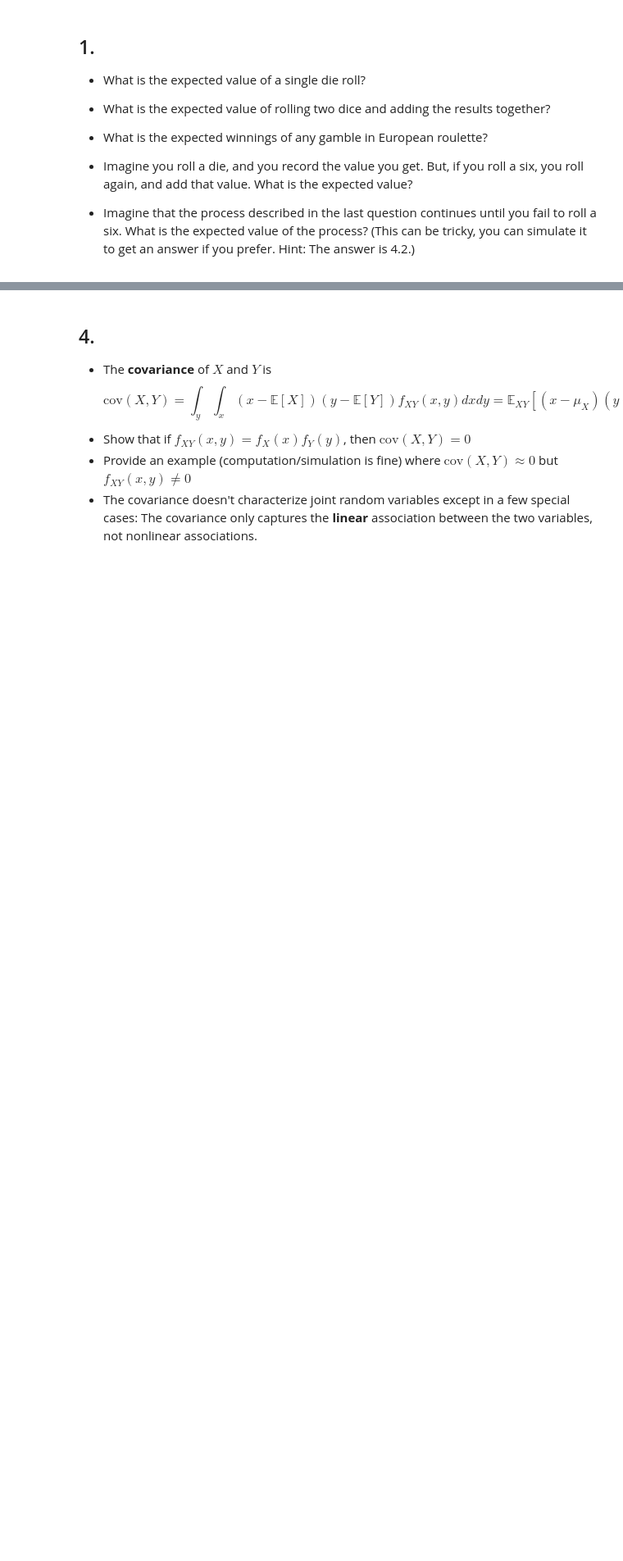
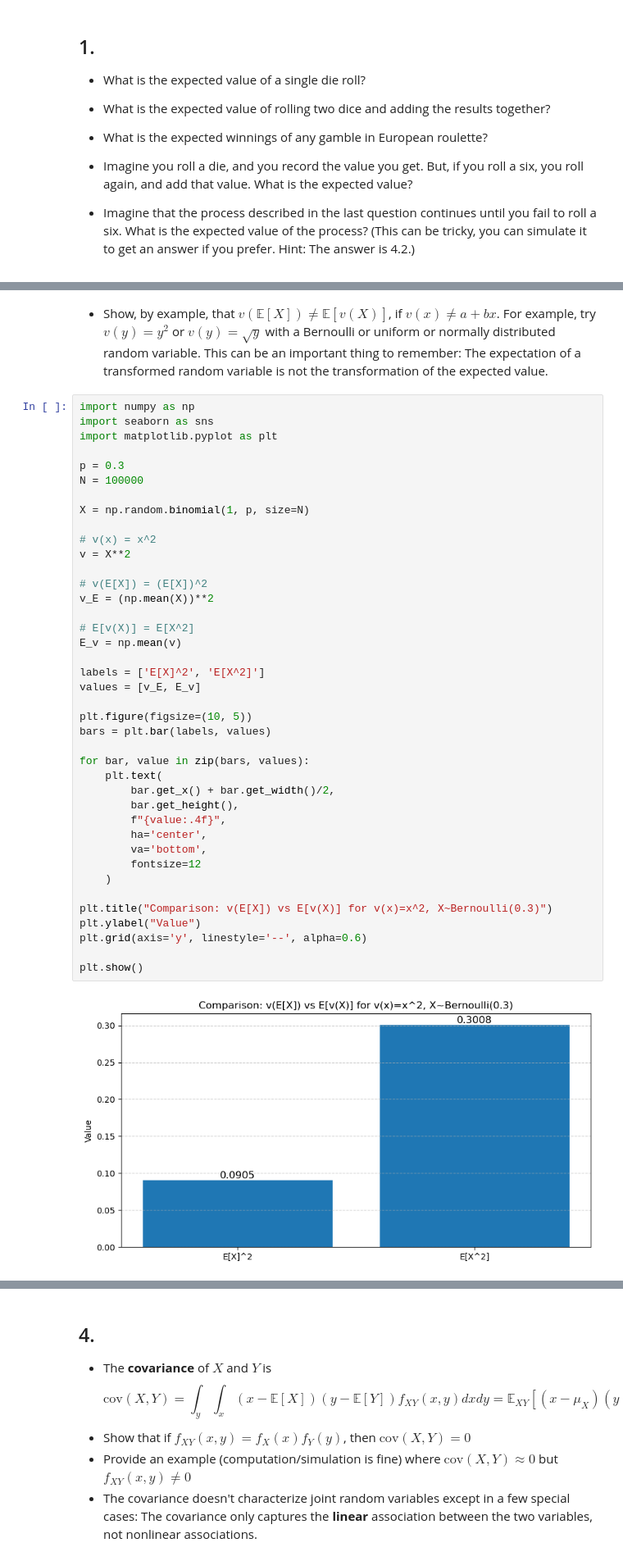
Before and after one commit to aeonlevy/Uncertainty_UVA, a Jupyter notebook: assignment_7.ipynb, the cells around one changed output, grey strips where cells are left out. Shown at 82% size. Saved outputs shown, nothing was run; the diff lists cells and outputs as text; blank space fills up the shorter version.

```diff
--- a/assignment_7.ipynb
+++ b/assignment_7.ipynb
@@ -26,3 +72,47 @@ d.
+# %% [markdown]
+- Show, by example, that $v(\mathbb{E}[X]) \neq \mathbb{E}[v(X)]$, if $v(x) \neq a+bx$. For example, try $v(y) = y^2$ or $v(y)=\sqrt{y}$ with a Bernoulli or uniform or normally distributed random variable. This can be an important thing to remember: The expectation of a transformed random variable is not the transformation of the expected value.
+# %%
+import numpy as np
+import seaborn as sns
+import matplotlib.pyplot as plt
+
+p = 0.3
+N = 100000
+
+X = np.random.binomial(1, p, size=N)
+
+# v(x) = x^2
+v = X**2
+
+# v(E[X]) = (E[X])^2
+v_E = (np.mean(X))**2
+
+# E[v(X)] = E[X^2]
+E_v = np.mean(v)
+
+labels = ['E[X]^2', 'E[X^2]']
+values = [v_E, E_v]
+
+plt.figure(figsize=(10, 5))
+bars = plt.bar(labels, values)
+
+for bar, value in zip(bars, values):
+    plt.text(
+        bar.get_x() + bar.get_width()/2,
+        bar.get_height(),
+        f"{value:.4f}",
+        ha='center',
+        va='bottom',
+        fontsize=12
+    )
+
+plt.title("Comparison: v(E[X]) vs E[v(X)] for v(x)=x^2, X~Bernoulli(0.3)")
+plt.ylabel("Value")
+plt.grid(axis='y', linestyle='--', alpha=0.6)
+
+plt.show()
+# %% [output]
+[figure, added]
 # %% [markdown]
 ## 3.
 - Compute the variance for a uniform random variable.
```
Also changed, not shown: parts of 33 cells of this notebook.
